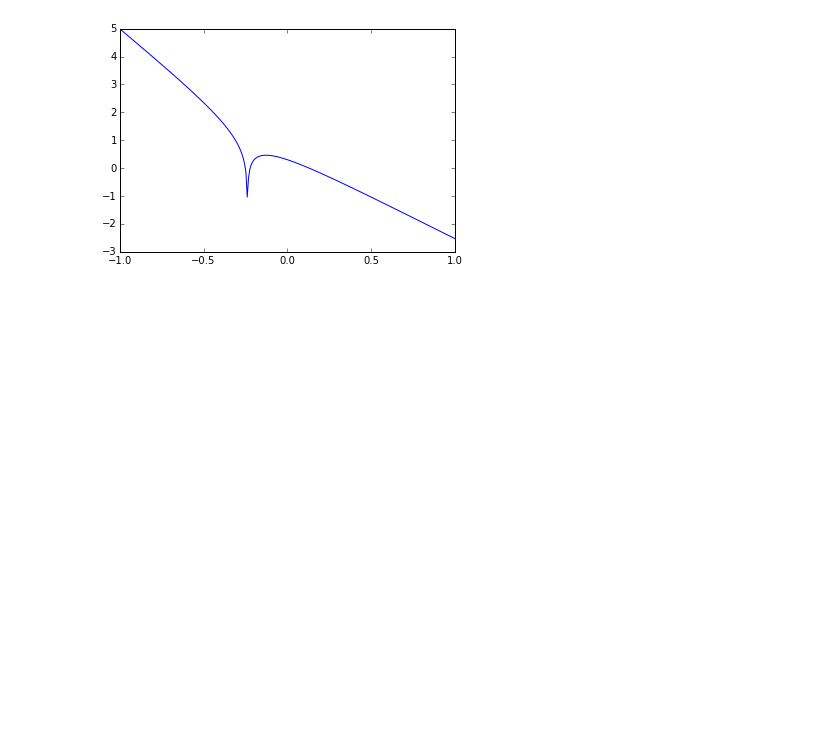
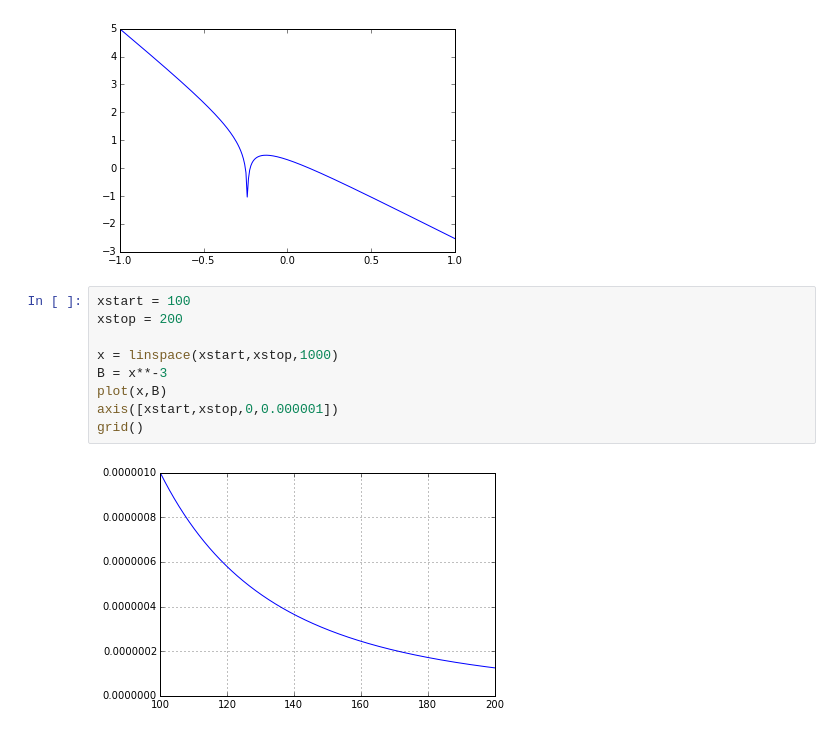
Before and after one commit to LafeLabs/PostCapitalistIndustry, a Jupyter notebook: jupyterNotebooks/Fields/BasicDipoleField.ipynb, the cells around one changed output. Cells and saved outputs as stored; diff of their text form; blank space fills up the shorter version.

```diff
--- a/jupyterNotebooks/Fields/BasicDipoleField.ipynb
+++ b/jupyterNotebooks/Fields/BasicDipoleField.ipynb
@@ -133,3 +137,14 @@ plot(log10(z),log10(B))
 # %% [output]
 [<matplotlib.lines.Line2D at 0x...>]
 [figure]
+# %%
+xstart = 100
+xstop = 200
+
+x = linspace(xstart,xstop,1000)
+B = x**-3
+plot(x,B)
+axis([xstart,xstop,0,0.000001])
+grid()
+# %% [output]
+[figure, added]
```
Also changed, not shown: parts of 2 cells of this notebook, 7 other files.
